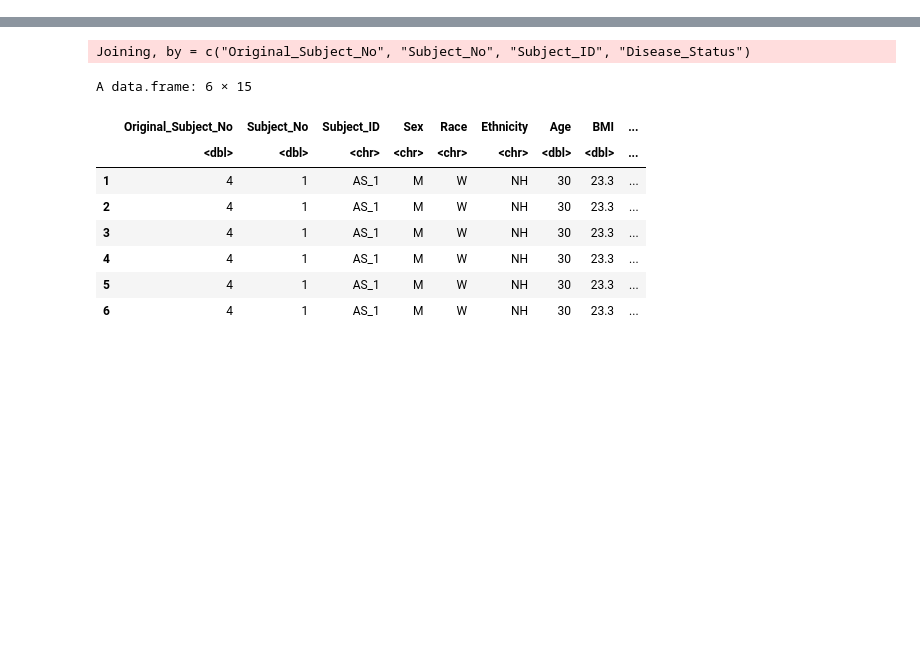
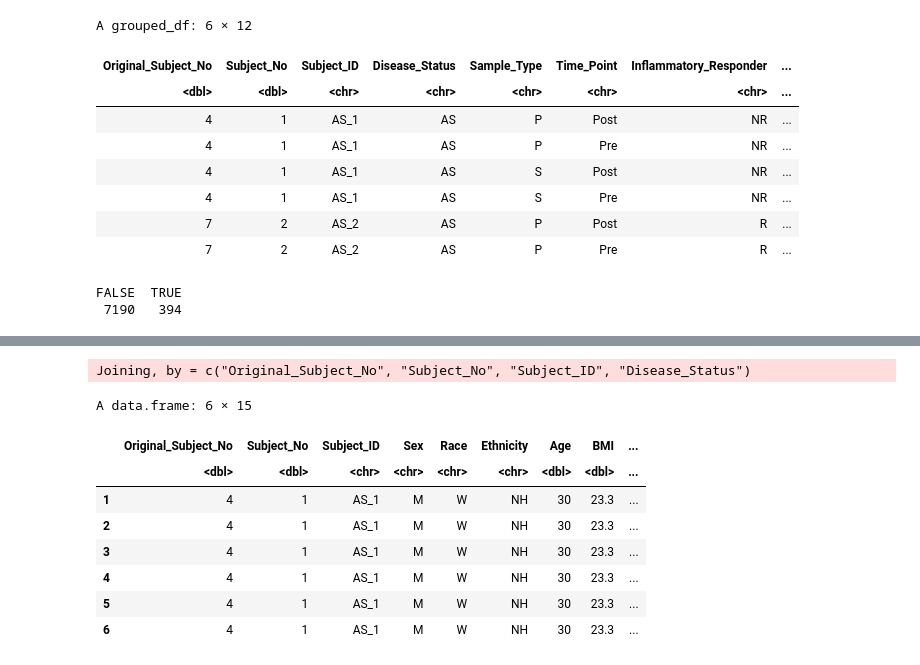
Before and after one commit to UNC-CEMALB/Ozone-exposure-is-associated-with-alterations-in-lung-and-systemic-sterol-profiles-in-healthy-and-as, a Jupyter notebook: Ozone Responder Prediction.ipynb, the cells around one changed output, grey strips where cells are left out. Saved outputs shown, nothing was run; the diff lists cells and outputs as text; code cells hidden in the pictures; blank space fills up the shorter version.

```diff
--- a/Ozone Responder Prediction.ipynb
+++ b/Ozone Responder Prediction.ipynb
@@ -1,9 +27,9 @@
 # %%
 setwd('/Users/alexis/University of North Carolina at Chapel Hill/Rager, Julia - CEMALB_DataAnalysisPM/Projects/P1003. Ozone Sterols Healthy Asthma/P1003.2. Original Data')
 Output = ('/Users/alexis/University of North Carolina at Chapel Hill/Rager, Julia - CEMALB_DataAnalysisPM/Projects/P1003. Ozone Sterols Healthy Asthma/P1003.3. Analyses/P1003.3.2. Ozone Responder Prediction/Output')
-cur_date = "012422"
+cur_date = "012622"
 
-#library(imputeLCMD)
+library(imputeLCMD)
 library(readxl)
 library(tidyverse)
 library(gtsummary)
@@ -13,10 +39,6 @@ library(Hmisc)
 library(glmnet)
 
 #reading in files
-ozone_data = data.frame(read_excel("Ozone_Sterol_Asthma_data_011822.xlsx", sheet = 2)) %>%
-    mutate(Value = ifelse(Value == "NA", NA, as.numeric(Value))) %>%
-    #dropping missing data for now since it keeps throwing errors
-    drop_na()
-#SHOULD MISSING DATA BE NAS OR ZEROS???
+ozone_data = data.frame(read_excel("Ozone_Sterol_Asthma_data_011822.xlsx", sheet = 2))
 demographics_data = data.frame(read_excel("SubjectInfo_011822.xlsx", sheet = 2))
 # %% [output]
@@ -24,9 +62,9 @@ ERROR: Error in library(imputeLCMD): there is no package called ‘imputeLCMD’
 # %%
-# # Need to impute missing data, but values distribution needs to be normalized first
-# ozone_data = ozone_data %>%
-#     mutate(Value = ifelse(Value == "NA", NA, as.numeric(Value))) %>%
-#     #want to normalize within each category, since they're each on different scales
-#     group_by(Category) %>%
-#     mutate(Value_log10 = log(Value))
-# head(ozone_data)
+# Need to impute missing data, but values distribution needs to be normalized first
+ozone_data = ozone_data %>%
+    mutate(Value = ifelse(Value == "NA", NA, as.numeric(Value))) %>%
+    #want to normalize within each category, since they're each on different scales (didn't make a diff. though)
+    group_by(Category) %>%
+    mutate(Value_log10 = log(Value))
+head(ozone_data)
 # %% [output]
@@ -33,0 +75,16 @@ ERROR: Error in ozone_data %>% mutate(Value = ifelse(Value == "NA", NA, as.numer
+A grouped_df: 6 × 12
+| Original_Subject_No | Subject_No | Subject_ID | Disease_Status | Sample_Type | Time_Point | Inflammatory_Responder | ... |
+| <dbl> | <dbl> | <chr> | <chr> | <chr> | <chr> | <chr> | ... |
+| 4 | 1 | AS_1 | AS | P | Post | NR | ... |
+| 4 | 1 | AS_1 | AS | P | Pre | NR | ... |
+| 4 | 1 | AS_1 | AS | S | Post | NR | ... |
+| 4 | 1 | AS_1 | AS | S | Pre | NR | ... |
+| 7 | 2 | AS_2 | AS | P | Post | R | ... |
+| 7 | 2 | AS_2 | AS | P | Pre | R | ... |
+# %%
+#checking to see if table contains that is infinite (NaN)
+#indicates that there are 394 values that are infinite so data will be psuedo log transformed
+table(is.infinite(data.matrix(ozone_data$Value_log10)))
+# %% [output]
+FALSE  TRUE
+ 7190   394
```
Also changed, not shown: parts of 6 cells of this notebook.
